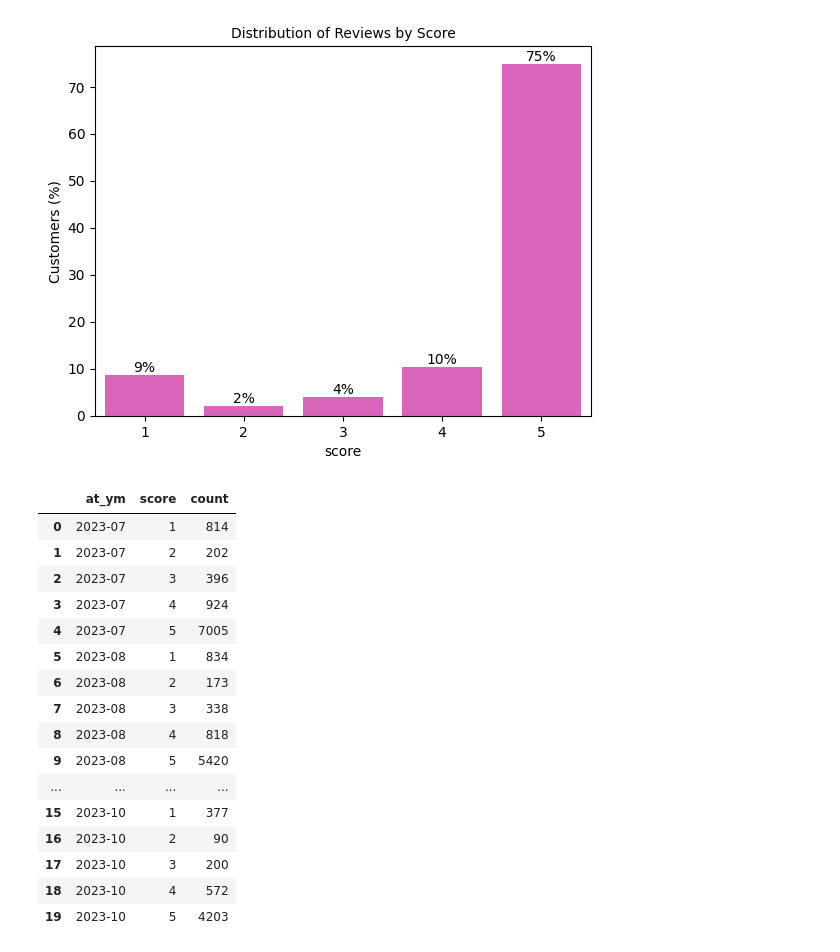
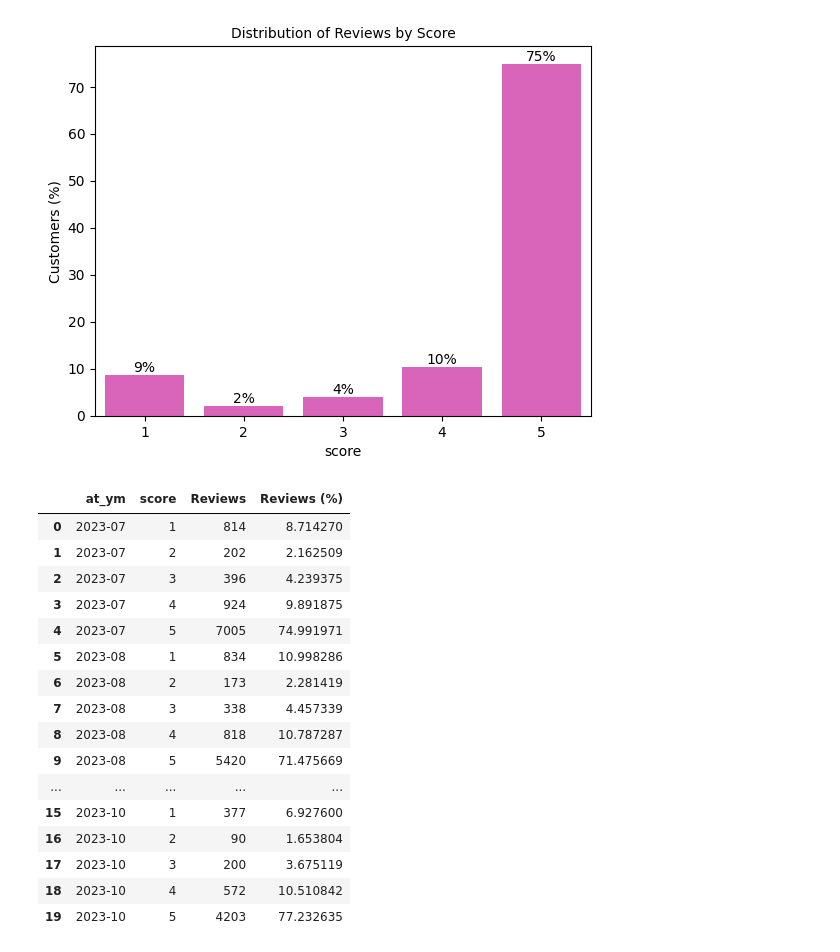
Before and after one commit to dschjanice/capstone_chat-gpt, a Jupyter notebook: notebooks/1_eda.ipynb, the cells around one changed output. Saved outputs shown, nothing was run; the diff lists cells and outputs as text; code cells hidden in the pictures.

```diff
--- a/notebooks/1_eda.ipynb
+++ b/notebooks/1_eda.ipynb
@@ -186,23 +186,24 @@ plt.show()
 [figure]
 # %%
 #define index column
-df_at = df.groupby(['at_ym','score']).size().reset_index(name='count')
+df_at = df.groupby(['at_ym','score']).size().reset_index(name='Reviews')
+df_at['Reviews (%)'] = df_at.groupby('at_ym')['Reviews'].transform(lambda x: x / x.sum() * 100)
 df_at
 # %% [output]
-|  | at_ym | score | count |
-| 0 | 2023-07 | 1 | 814 |
-| 1 | 2023-07 | 2 | 202 |
-| 2 | 2023-07 | 3 | 396 |
-| 3 | 2023-07 | 4 | 924 |
-| 4 | 2023-07 | 5 | 7005 |
-| 5 | 2023-08 | 1 | 834 |
-| 6 | 2023-08 | 2 | 173 |
-| 7 | 2023-08 | 3 | 338 |
-| 8 | 2023-08 | 4 | 818 |
-| 9 | 2023-08 | 5 | 5420 |
-| ... | ... | ... | ... |
-| 15 | 2023-10 | 1 | 377 |
-| 16 | 2023-10 | 2 | 90 |
-| 17 | 2023-10 | 3 | 200 |
-| 18 | 2023-10 | 4 | 572 |
-| 19 | 2023-10 | 5 | 4203 |
+|  | at_ym | score | Reviews | Reviews (%) |
+| 0 | 2023-07 | 1 | 814 | 8.714270 |
+| 1 | 2023-07 | 2 | 202 | 2.162509 |
+| 2 | 2023-07 | 3 | 396 | 4.239375 |
+| 3 | 2023-07 | 4 | 924 | 9.891875 |
+| 4 | 2023-07 | 5 | 7005 | 74.991971 |
+| 5 | 2023-08 | 1 | 834 | 10.998286 |
+| 6 | 2023-08 | 2 | 173 | 2.281419 |
+| 7 | 2023-08 | 3 | 338 | 4.457339 |
+| 8 | 2023-08 | 4 | 818 | 10.787287 |
+| 9 | 2023-08 | 5 | 5420 | 71.475669 |
+| ... | ... | ... | ... | ... |
+| 15 | 2023-10 | 1 | 377 | 6.927600 |
+| 16 | 2023-10 | 2 | 90 | 1.653804 |
+| 17 | 2023-10 | 3 | 200 | 3.675119 |
+| 18 | 2023-10 | 4 | 572 | 10.510842 |
+| 19 | 2023-10 | 5 | 4203 | 77.232635 |
```
Also changed, not shown: parts of 5 cells of this notebook, 3 other files.
